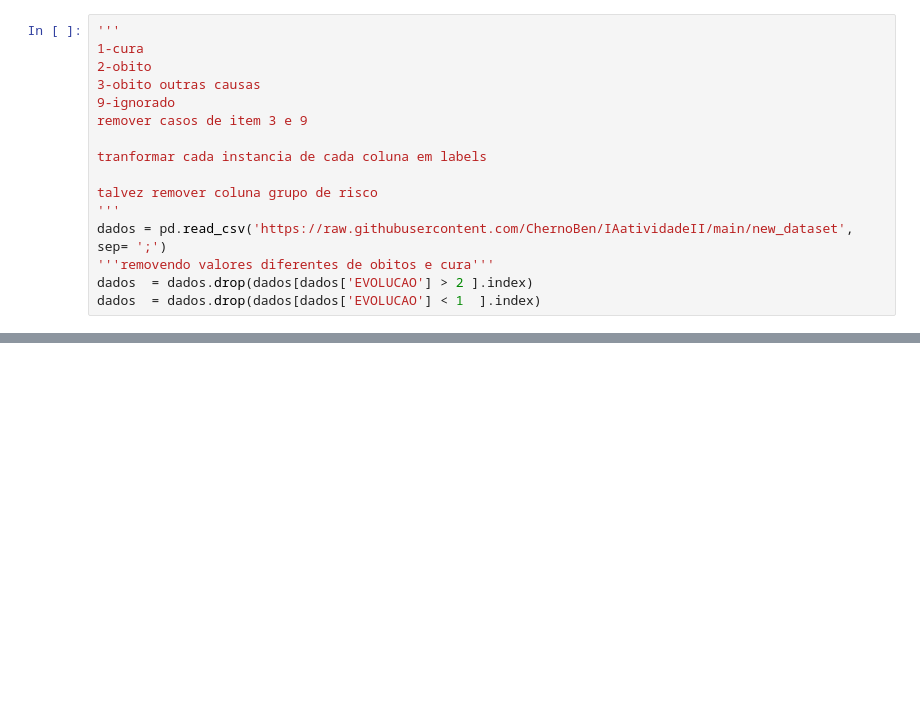
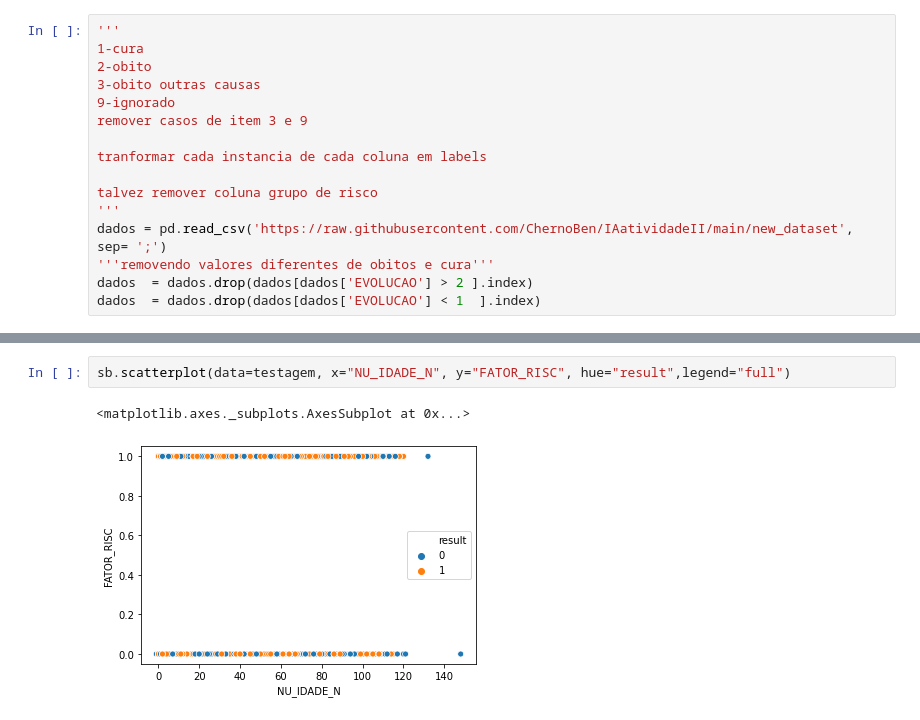
Before and after one commit to ChernoBen/IAatividadeII, a Jupyter notebook: k-meanscvd19.ipynb, the cells around one changed output, grey strips where cells are left out. Saved outputs shown, nothing was run; the diff lists cells and outputs as text; blank space fills up the shorter version.

```diff
--- a/k-meanscvd19.ipynb
+++ b/k-meanscvd19.ipynb
@@ -51,0 +82,5 @@ sb.pairplot(dados,'result')
+# %%
+sb.scatterplot(data=testagem, x="NU_IDADE_N", y="FATOR_RISC", hue="result",legend="full")
+# %% [output]
+<matplotlib.axes._subplots.AxesSubplot at 0x...>
+[figure, added]
```
Also changed, not shown: parts of 4 cells of this notebook, 1 other file.
